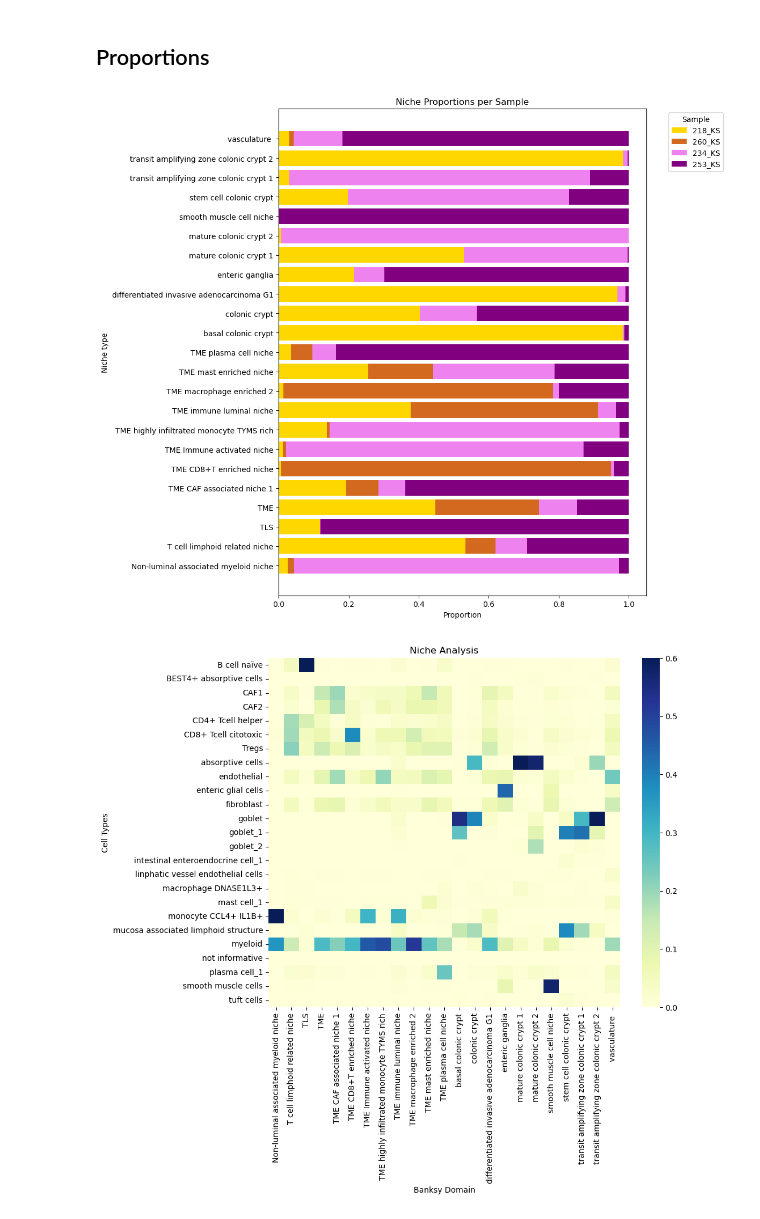
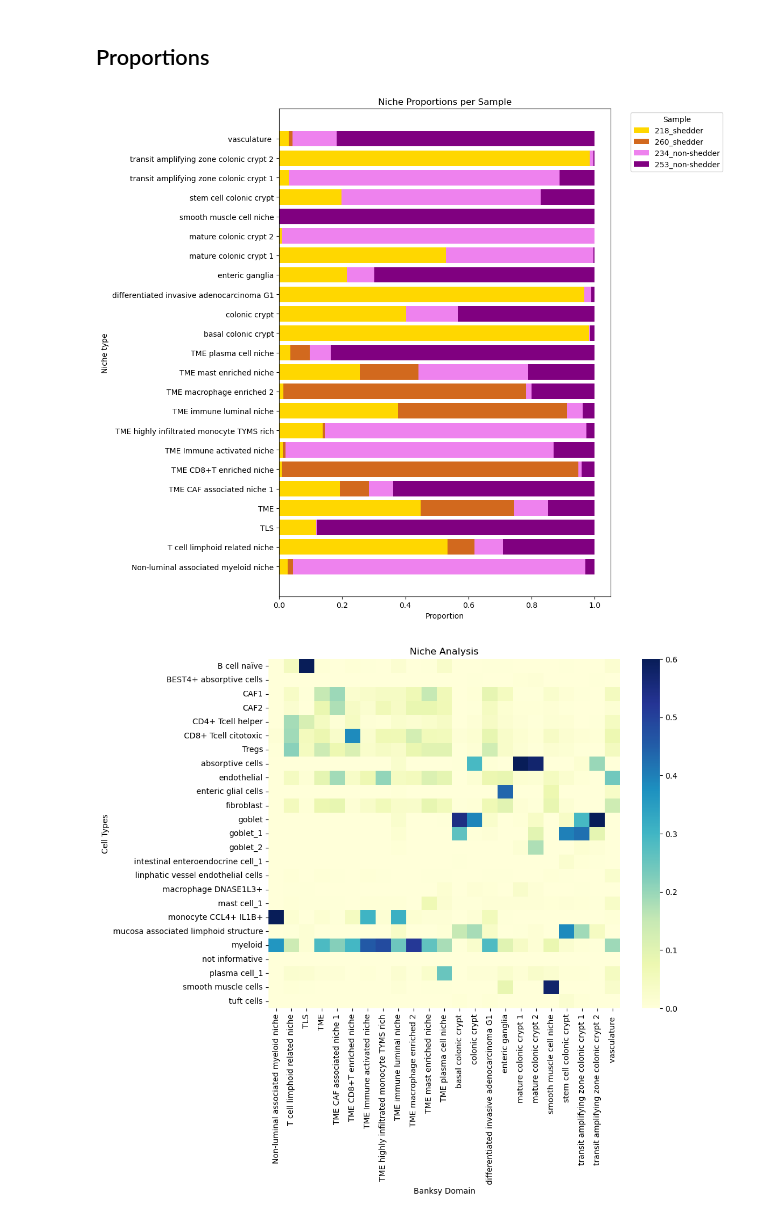
Before and after one commit to Moldia/CRC_Shedding_Xenium, a Jupyter notebook: Banksy_Niche_Analysis_CRC_manuscript.ipynb, the cells around one changed output. Drawn from its saved outputs; the diff is of its cells as text; code cells hidden in the pictures.

```diff
--- a/Banksy_Niche_Analysis_CRC_manuscript.ipynb
+++ b/Banksy_Niche_Analysis_CRC_manuscript.ipynb
@@ -247,7 +247,7 @@ plt.show()
 # %% [markdown]
 ## Final niches annotation
 # %%
-adata=sc.read('/mnt/DATA/ext_home/mariae/test_storage/maria_e/CRC/adata_manuscript.h5ad')
+adata=sc.read('/home/maresc/bamse_mn_moldia/maria_e/CRC/adata_manuscript_corrected.h5ad')
 # %%
 rename_dict = {
     'TME cd8+T enriched niche': 'TME CD8+T enriched niche',
@@ -337,36 +357,36 @@ adata.obsm['factors']
 counts = pd.crosstab(adata.obs['Niches'], adata.obs['sample'])
 proportions = counts.div(counts.sum(axis=0), axis=1)
 proportions = proportions.div(proportions.sum(axis=1), axis=0)
 
 # 2. Define color for each sample (matching visual logic)
 sample_colors = {
-    '218_KS': 'gold',
-    '260_KS': 'chocolate',
-    '234_KS': 'violet',
-    '253_KS': 'purple'
+    '218_shedder': 'gold',
+    '260_shedder': 'chocolate',
+    '234_non-shedder': 'violet',
+    '253_non-shedder': 'purple'
 }
 
 # 3. Create the stacked horizontal barplot
 fig, ax = plt.subplots(figsize=(12, 10))
 bottom = pd.Series([0] * proportions.shape[0], index=proportions.index)
 
 for sample in proportions.columns:
     ax.barh(
         y=proportions.index,
         width=proportions[sample],
         left=bottom,
         color=sample_colors[sample],
         label=sample
     )
     bottom += proportions[sample]
 
 # 4. Formatting
 ax.set_xlabel('Proportion')
 ax.set_ylabel('Niche type')
 ax.set_title('Niche Proportions per Sample')
 ax.legend(title='Sample', bbox_to_anchor=(1.05, 1), loc='upper left')
 plt.tight_layout()
-plt.savefig("norm_per_sample_niche_proportions_per_sample.pdf", dpi=300)
+plt.savefig("norm_per_sample_niche_proportions_per_sample_myeloid_merged.pdf", dpi=300)
 plt.show()
 # %% [output]
-[figure, old version]
+[figure, new version]
```
Also changed, not shown: parts of 2 cells of this notebook, 1 other file.
